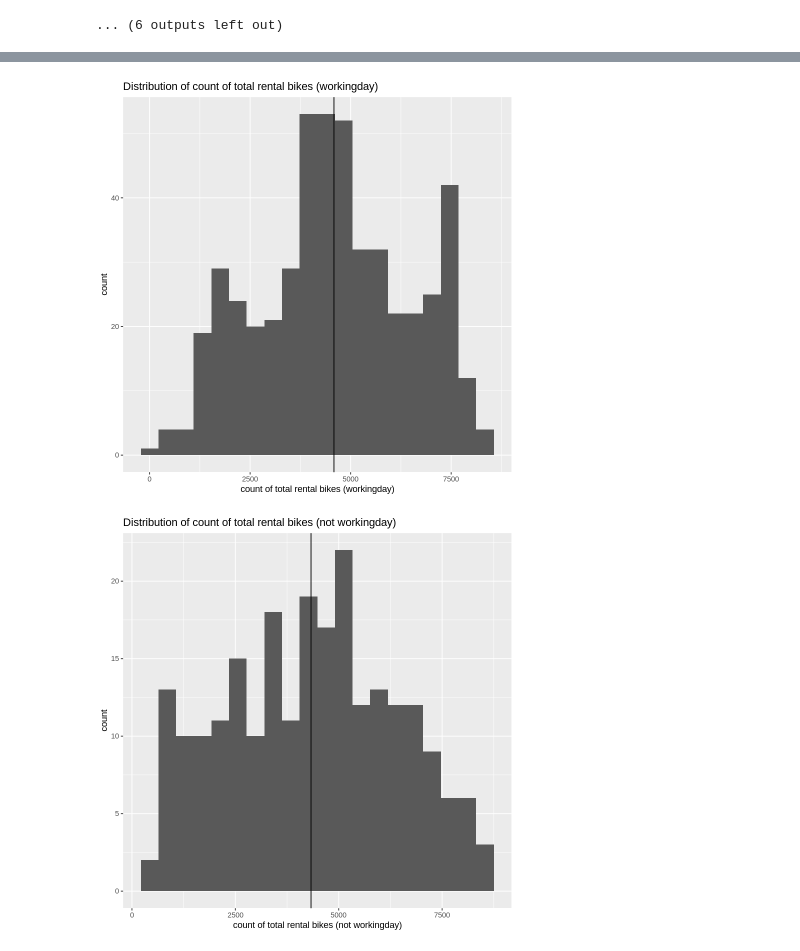
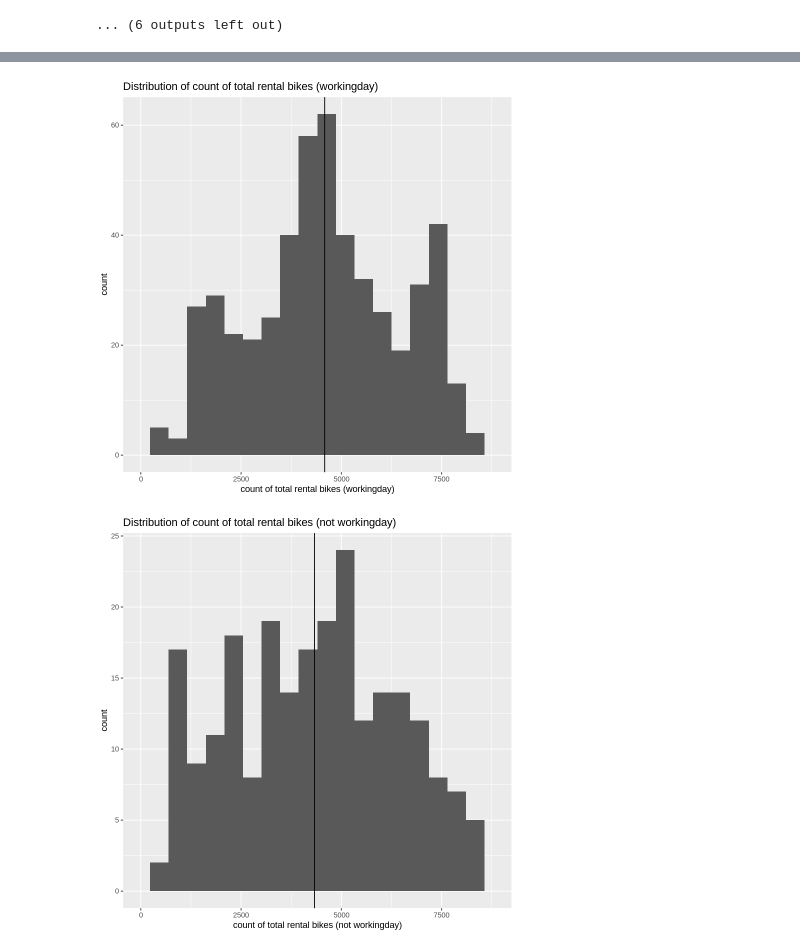
Before and after one commit to Sparsh16/STAT-201-Group-Project, a Jupyter notebook: code/code.ipynb, the cells around one changed output, grey strips where cells are left out. Drawn from its saved outputs; the diff is of its cells as text; code cells hidden in the pictures.

```diff
--- a/code/code.ipynb
+++ b/code/code.ipynb
@@ -95,8 +86,8 @@ A tibble: 6 × 2
 # split data to (all), (holiday), (not holiday)
 
 all_BikeSharingData <- BikeSharingData %>% select(cnt)
-workingday_BikeSharingData <- filter(BikeSharingData, isworkingday) %>% select(cnt)
-notworkingday_BikeSharingData <- filter(BikeSharingData, !isworkingday) %>% select(cnt)
+workingday_BikeSharingData <- filter(BikeSharingData, isworkingday=="TRUE") %>% select(cnt)
+notworkingday_BikeSharingData <- filter(BikeSharingData, isworkingday=="FALSE") %>% select(cnt)
 # %%
 # Section 1
 # Part 1
@@ -165,7 +156,8 @@ all_BikeSharingData_hist <- ggplot(BikeSharingData,
   labs(x="count of total rental bikes", fill="Is Workingday?") +
   ggtitle("Distribution of count of total rental bikes") +
   geom_vline(xintercept = mean(BikeSharingData$cnt)) +
-  theme(legend.position="top")
+  theme(legend.position="top") +
+  xlim(0, 8800)
 
 all_BikeSharingData_hist
 
@@ -173,7 +165,8 @@ holiday_BikeSharingData_hist <- ggplot(workingday_BikeSharingData, aes(x = cnt))
   geom_histogram(bins=20) +
   labs(x="count of total rental bikes (workingday)") +
   ggtitle("Distribution of count of total rental bikes (workingday)") +
-  geom_vline(xintercept = mean(workingday_BikeSharingData$cnt))
+  geom_vline(xintercept = mean(workingday_BikeSharingData$cnt)) +
+   xlim(0, 8800)
 
 
 holiday_BikeSharingData_hist
@@ -182,7 +175,8 @@ notHoliday_BikeSharingData_hist <- ggplot(notworkingday_BikeSharingData, aes(x =
   geom_histogram(bins=20) +
   labs(x="count of total rental bikes (not workingday)") +
   ggtitle("Distribution of count of total rental bikes (not workingday)")+
-  geom_vline(xintercept = mean(notworkingday_BikeSharingData$cnt))
+  geom_vline(xintercept = mean(notworkingday_BikeSharingData$cnt)) +
+  xlim(0, 8800)
 
 
 notHoliday_BikeSharingData_hist
@@ -191,5 +189,5 @@ notHoliday_BikeSharingData_hist
-[figure, old version]
+[figure, new version]
-[figure, old version]
+[figure, new version]
 # %%
 # Section 1
 # Part 2 - continue
```
Also changed, not shown: parts of 5 cells of this notebook.
